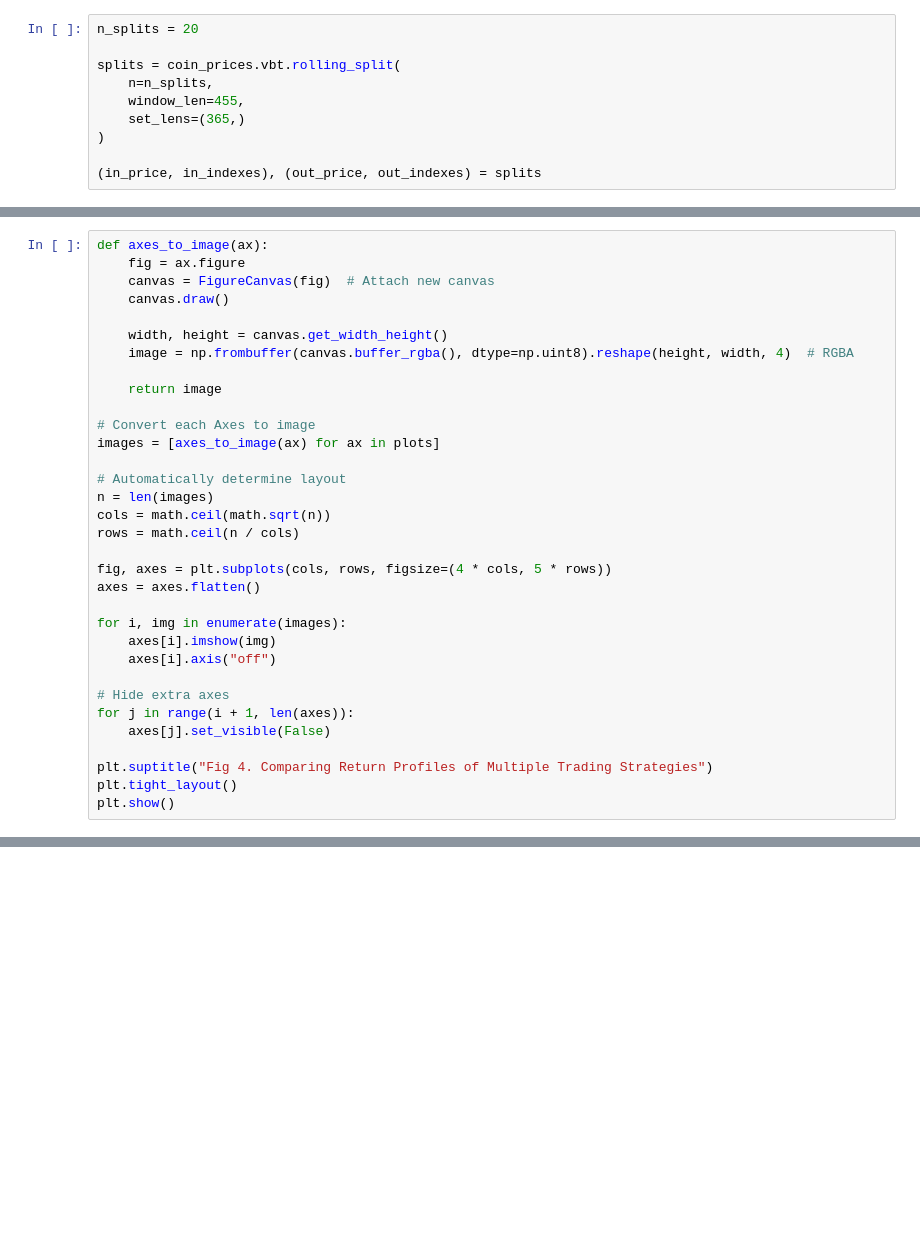
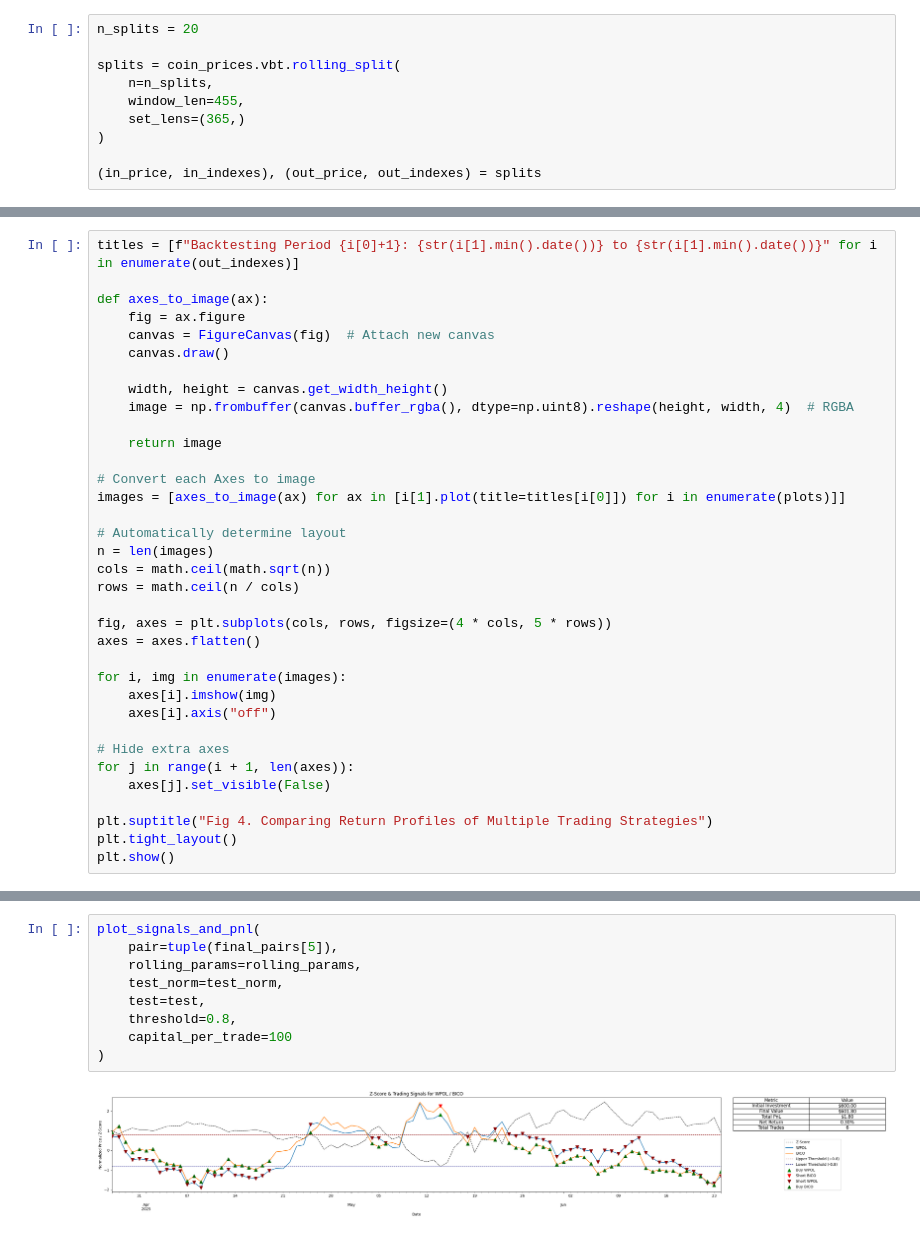
Before and after one commit to mohiteprathamesh1996/stat-arb-crypto, a Jupyter notebook: research/Report.ipynb, the cells around one changed output, grey strips where cells are left out. Drawn from its saved outputs; the diff is of its cells as text; blank space fills up the shorter version.

```diff
--- a/research/Report.ipynb
+++ b/research/Report.ipynb
@@ -278,4 +265,6 @@ plt.show()
 # %%
+titles = [f"Backtesting Period {i[0]+1}: {str(i[1].min().date())} to {str(i[1].min().date())}" for i in enumerate(out_indexes)]
+
 def axes_to_image(ax):
     fig = ax.figure
     canvas = FigureCanvas(fig)  # Attach new canvas
@@ -287,7 +276,7 @@ def axes_to_image(ax):
     return image
 
 # Convert each Axes to image
-images = [axes_to_image(ax) for ax in plots]
+images = [axes_to_image(ax) for ax in [i[1].plot(title=titles[i[0]]) for i in enumerate(plots)]]
 
 # Automatically determine layout
 n = len(images)
@@ -348,0 +449,11 @@ plt.show()
+# %%
+plot_signals_and_pnl(
+    pair=tuple(final_pairs[5]),
+    rolling_params=rolling_params,
+    test_norm=test_norm,
+    test=test,
+    threshold=0.8,
+    capital_per_trade=100
+)
+# %% [output]
+[figure, added]
```
Also changed, not shown: parts of 16 cells of this notebook, 1 other file.
